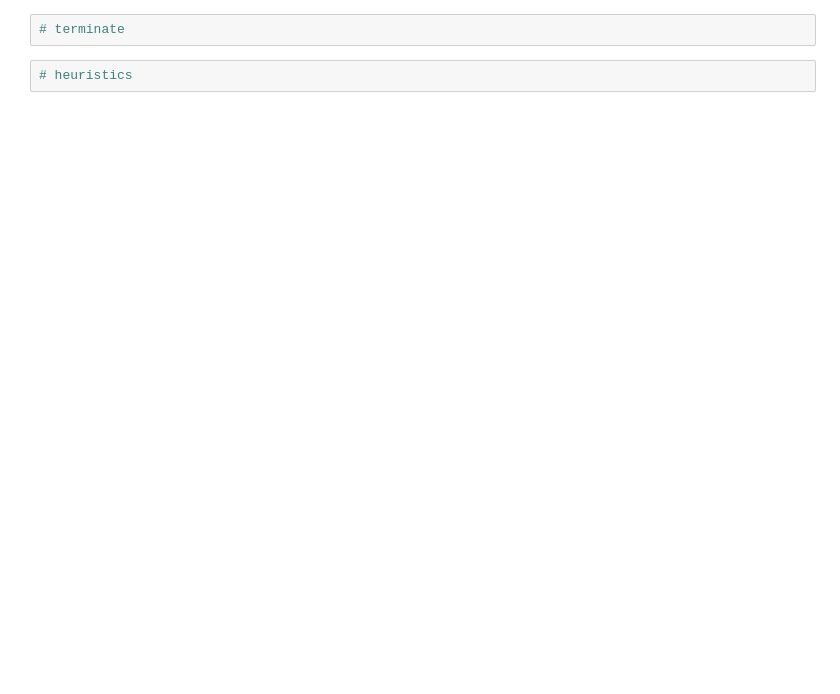
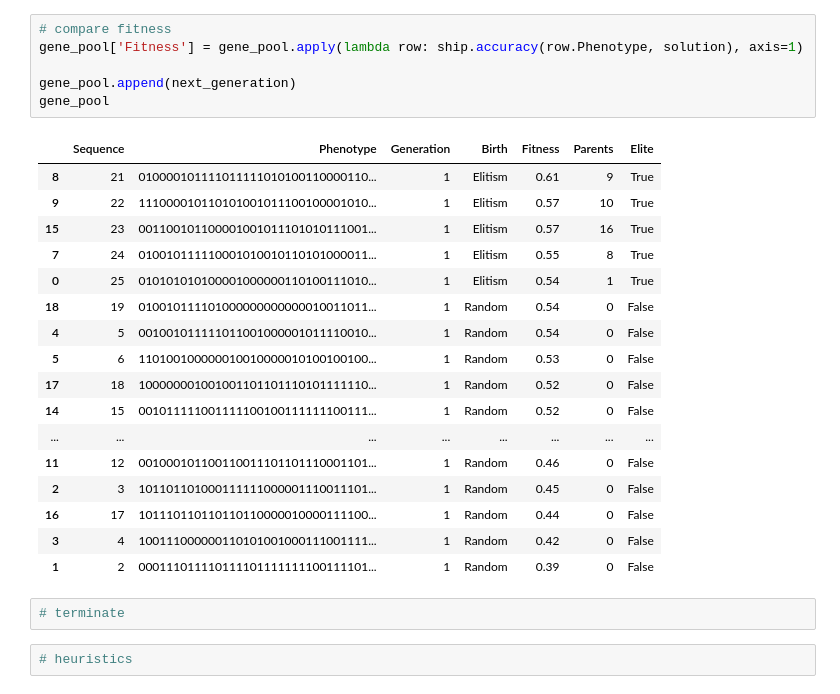
Before and after one commit to acdick/understanding_genetic_algorithms, a Jupyter notebook: Source/evolution_sank_my_battleship.ipynb, the cells around one changed output. Saved outputs shown, nothing was run; the diff lists cells and outputs as text; blank space fills up the shorter version.

```diff
--- a/Source/evolution_sank_my_battleship.ipynb
+++ b/Source/evolution_sank_my_battleship.ipynb
@@ -90,3 +106,27 @@ sum(mutation_array)
+# %%
+# compare fitness
+gene_pool['Fitness'] = gene_pool.apply(lambda row: ship.accuracy(row.Phenotype, solution), axis=1)
+
+gene_pool.append(next_generation)
+gene_pool
+# %% [output]
+|  | Sequence | Phenotype | Generation | Birth | Fitness | Parents | Elite |
+| 8 | 21 | 010000101111011111010100110000110... | 1 | Elitism | 0.61 | 9 | True |
+| 9 | 22 | 111000010110101001011100100001010... | 1 | Elitism | 0.57 | 10 | True |
+| 15 | 23 | 001100101100001001011101010111001... | 1 | Elitism | 0.57 | 16 | True |
+| 7 | 24 | 010010111110001010010110101000011... | 1 | Elitism | 0.55 | 8 | True |
+| 0 | 25 | 010101010100001000000110100111010... | 1 | Elitism | 0.54 | 1 | True |
+| 18 | 19 | 010010111101000000000000010011011... | 1 | Random | 0.54 | 0 | False |
+| 4 | 5 | 001001011111011001000001011110010... | 1 | Random | 0.54 | 0 | False |
+| 5 | 6 | 110100100000010010000010100100100... | 1 | Random | 0.53 | 0 | False |
+| 17 | 18 | 100000001001001101101110101111110... | 1 | Random | 0.52 | 0 | False |
+| 14 | 15 | 001011111001111100100111111100111... | 1 | Random | 0.52 | 0 | False |
+| ... | ... | ... | ... | ... | ... | ... | ... |
+| 11 | 12 | 001000101100110011101101110001101... | 1 | Random | 0.46 | 0 | False |
+| 2 | 3 | 101101101000111111000001110011101... | 1 | Random | 0.45 | 0 | False |
+| 16 | 17 | 101110110110110110000010000111100... | 1 | Random | 0.44 | 0 | False |
+| 3 | 4 | 100111000000110101001000111001111... | 1 | Random | 0.42 | 0 | False |
+| 1 | 2 | 000111011110111101111111100111101... | 1 | Random | 0.39 | 0 | False |
 # %%
 # terminate
 # %%
```
Also changed, not shown: parts of 8 cells of this notebook, 2 other files.
